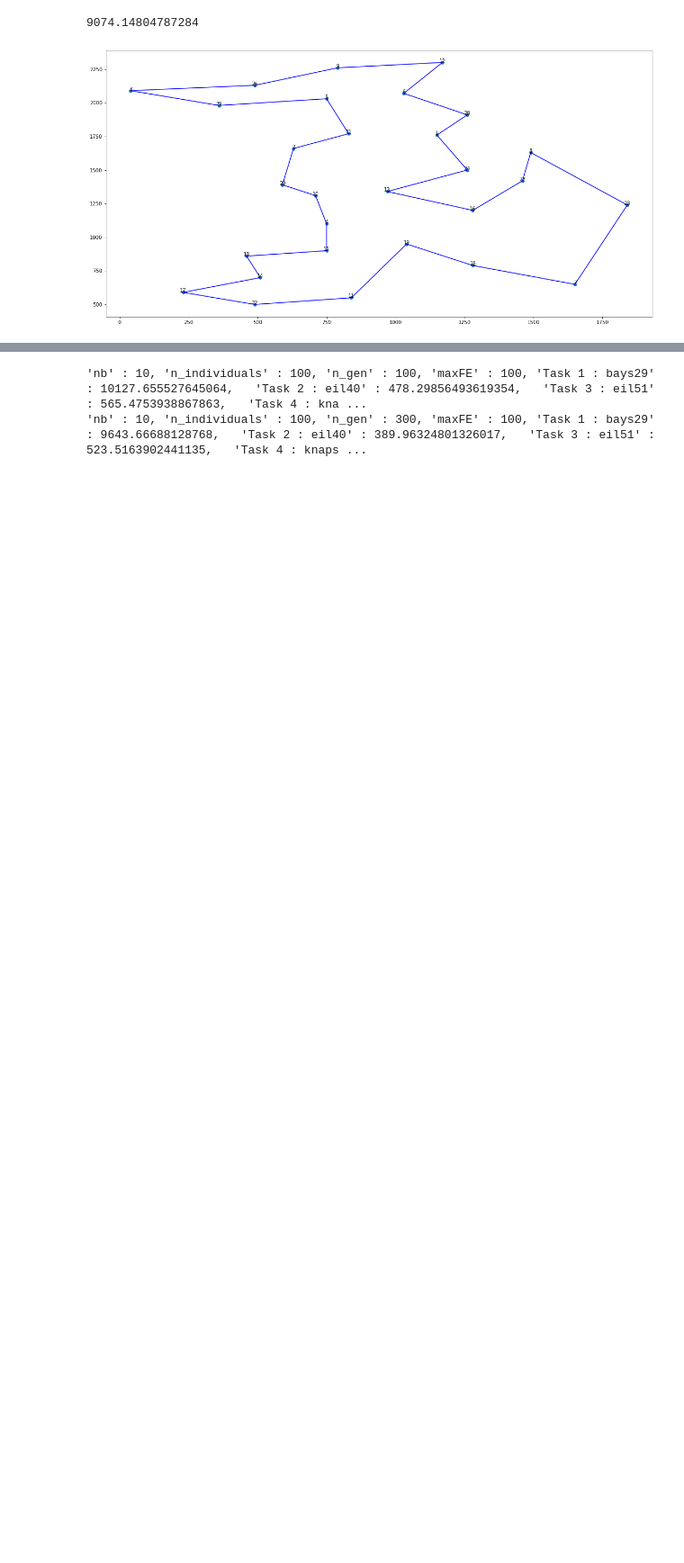
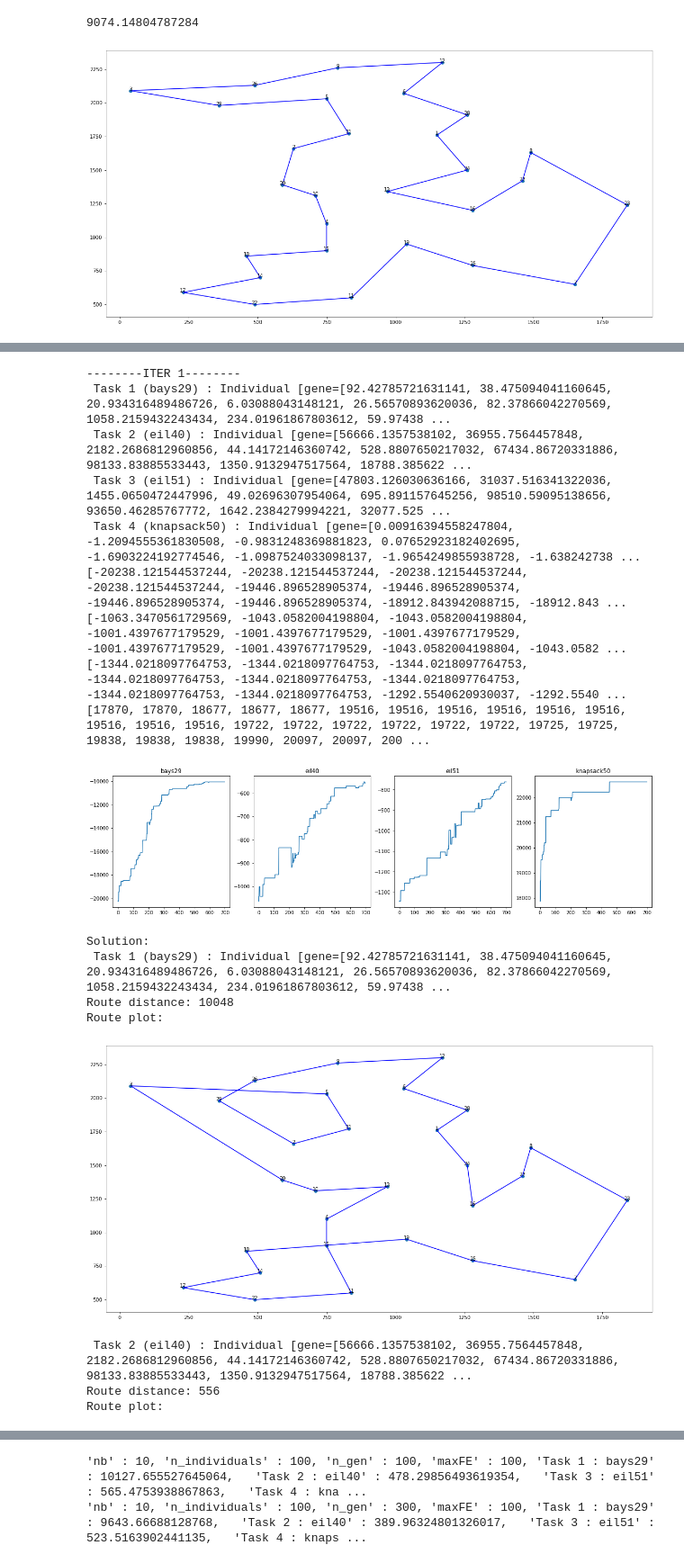
Before and after one commit to nrhevu/evolutionary-computing, a Jupyter notebook: test.ipynb, the cells around one changed output, grey strips where cells are left out. Shown at 90% size. Cells and saved outputs as stored; diff of their text form; code cells hidden in the pictures; blank space fills up the shorter version.

```diff
--- a/test.ipynb
+++ b/test.ipynb
@@ -31,0 +50,22 @@ tasks[0].plot_route(population.individuals[0])
+# %%
+mfea = MFEA(tasks, n_individual=500, prob_mutation=0.1, representation=representation)
+mfea.run(n_generation=700)
+# %% [output]
+--------ITER 1--------
+ Task 1 (bays29) : Individual [gene=[92.42785721631141, 38.475094041160645, 20.934316489486726, 6.03088043148121, 26.56570893620036, 82.37866042270569, 1058.2159432243434, 234.01961867803612, 59.97438 ...
+ Task 2 (eil40) : Individual [gene=[56666.1357538102, 36955.7564457848, 2182.2686812960856, 44.14172146360742, 528.8807650217032, 67434.86720331886, 98133.83885533443, 1350.9132947517564, 18788.385622 ...
+ Task 3 (eil51) : Individual [gene=[47803.126030636166, 31037.516341322036, 1455.0650472447996, 49.02696307954064, 695.891157645256, 98510.59095138656, 93650.46285767772, 1642.2384279994221, 32077.525 ...
+ Task 4 (knapsack50) : Individual [gene=[0.00916394558247804, -1.2094555361830508, -0.9831248369881823, 0.07652923182402695, -1.6903224192774546, -1.0987524033098137, -1.9654249855938728, -1.638242738 ...
+[-20238.121544537244, -20238.121544537244, -20238.121544537244, -20238.121544537244, -19446.896528905374, -19446.896528905374, -19446.896528905374, -19446.896528905374, -18912.843942088715, -18912.843 ...
+[-1063.3470561729569, -1043.0582004198804, -1043.0582004198804, -1001.4397677179529, -1001.4397677179529, -1001.4397677179529, -1001.4397677179529, -1001.4397677179529, -1043.0582004198804, -1043.0582 ...
+[-1344.0218097764753, -1344.0218097764753, -1344.0218097764753, -1344.0218097764753, -1344.0218097764753, -1344.0218097764753, -1344.0218097764753, -1344.0218097764753, -1292.5540620930037, -1292.5540 ...
+[17870, 17870, 18677, 18677, 18677, 19516, 19516, 19516, 19516, 19516, 19516, 19516, 19516, 19516, 19722, 19722, 19722, 19722, 19722, 19722, 19725, 19725, 19838, 19838, 19838, 19990, 20097, 20097, 200 ...
+[figure, added]
+Solution:
+ Task 1 (bays29) : Individual [gene=[92.42785721631141, 38.475094041160645, 20.934316489486726, 6.03088043148121, 26.56570893620036, 82.37866042270569, 1058.2159432243434, 234.01961867803612, 59.97438 ...
+Route distance: 10048
+Route plot:
+[figure, added]
+ Task 2 (eil40) : Individual [gene=[56666.1357538102, 36955.7564457848, 2182.2686812960856, 44.14172146360742, 528.8807650217032, 67434.86720331886, 98133.83885533443, 1350.9132947517564, 18788.385622 ...
+Route distance: 556
+Route plot:
```
Also changed, not shown: parts of 8 cells of this notebook, 3 other files.
